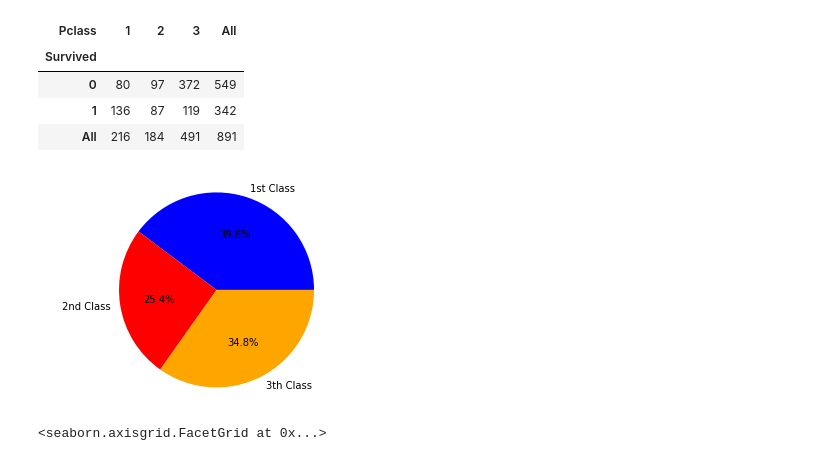
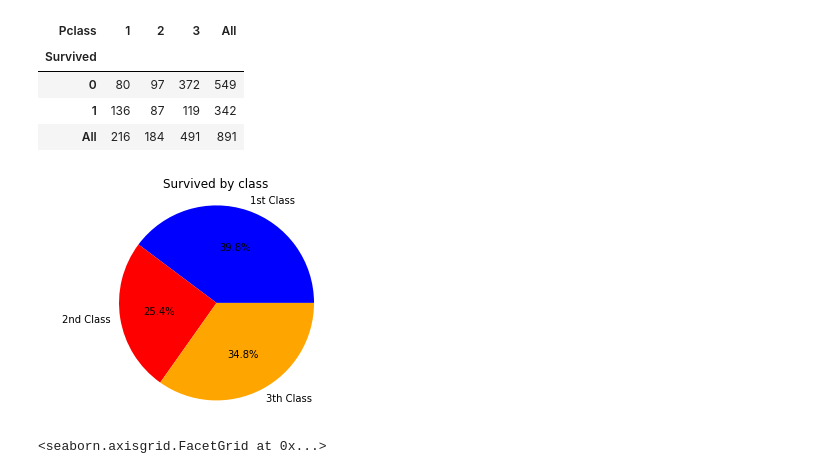
Before and after one commit to ThomasEA/dataviz, a Jupyter notebook: notebooks/EDA Titanic.ipynb, the cells around one changed output. Drawn from its saved outputs; the diff is of its cells as text; code cells hidden in the pictures.

```diff
--- a/notebooks/EDA Titanic.ipynb
+++ b/notebooks/EDA Titanic.ipynb
@@ -62,15 +62,16 @@ df['child'] = [1 if x < 18 else 0 for x in df['Age']]
 # %%
 
 h1_lbl = '1st Class', '2nd Class', '3th Class'
 h1_colors = 'blue', 'red', 'orange'
 h1_df = df[df['Survived'] == 1]
 h1_values = h1_df['Pclass'][h1_df['Pclass'] == 1].count(), h1_df['Pclass'][h1_df['Pclass'] == 2].count(), h1_df['Pclass'][h1_df['Pclass'] == 3].count()
 
 plt.pie(h1_values, labels=h1_lbl, colors=h1_colors, autopct='%1.1f%%')
+plt.title('Survived by class')
 plt.axis('equal')
 plt.show()
 # %% [output]
-[figure, old version]
+[figure, new version]
 # %%
 sns.factorplot('Pclass', 'Survived', hue='child', data=df)
 # %% [output]
```
